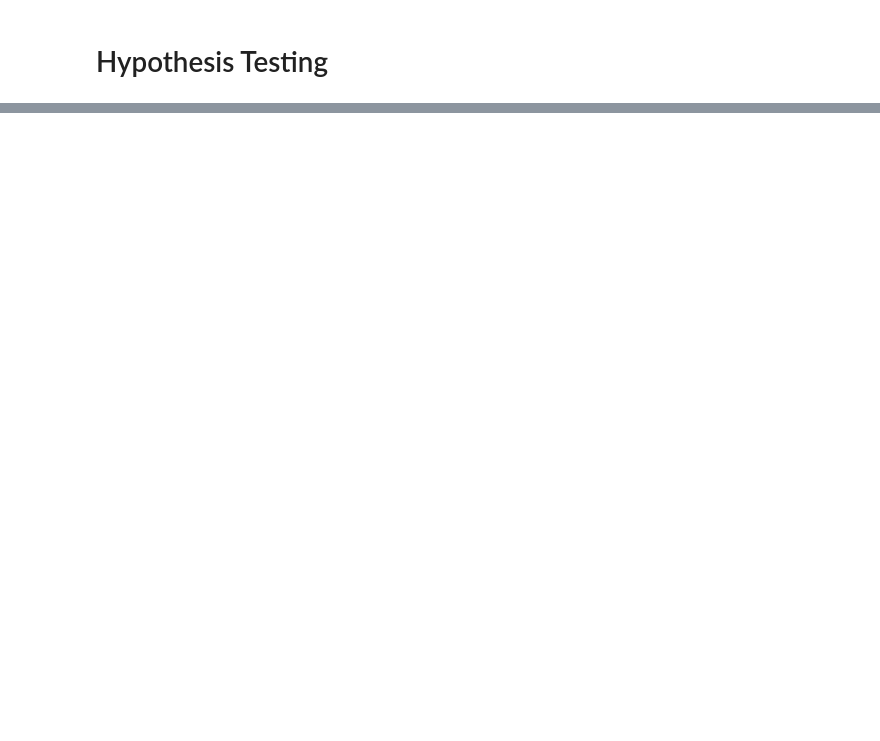
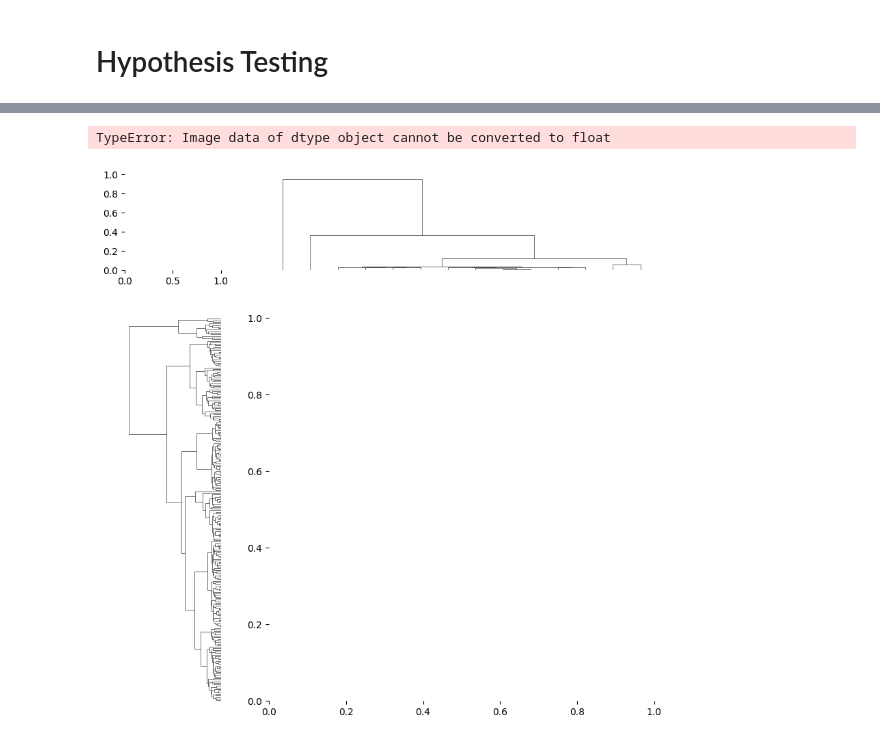
Before and after one commit to Saravanan-20G/Dataset---Tips, a Jupyter notebook: Tips.ipynb, the cells around one changed output, grey strips where cells are left out. Saved outputs shown, nothing was run; the diff lists cells and outputs as text; code cells hidden in the pictures; blank space fills up the shorter version.

```diff
--- a/Tips.ipynb
+++ b/Tips.ipynb
@@ -243,0 +276,5 @@ plt.show()
+# %%
+sns.clustermap(df)
+# %% [output]
+TypeError: Image data of dtype object cannot be converted to float
+[figure, added]
```
Also changed, not shown: parts of 10 cells of this notebook.
